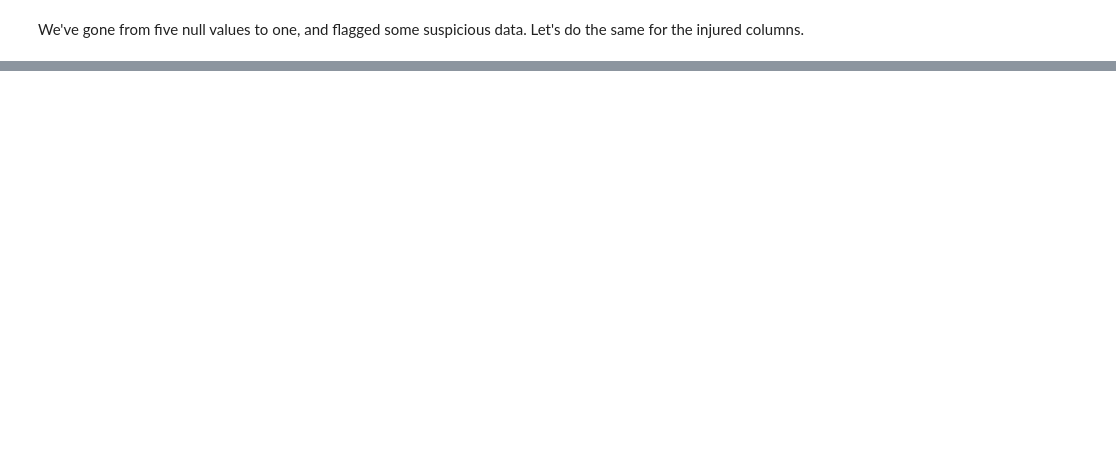
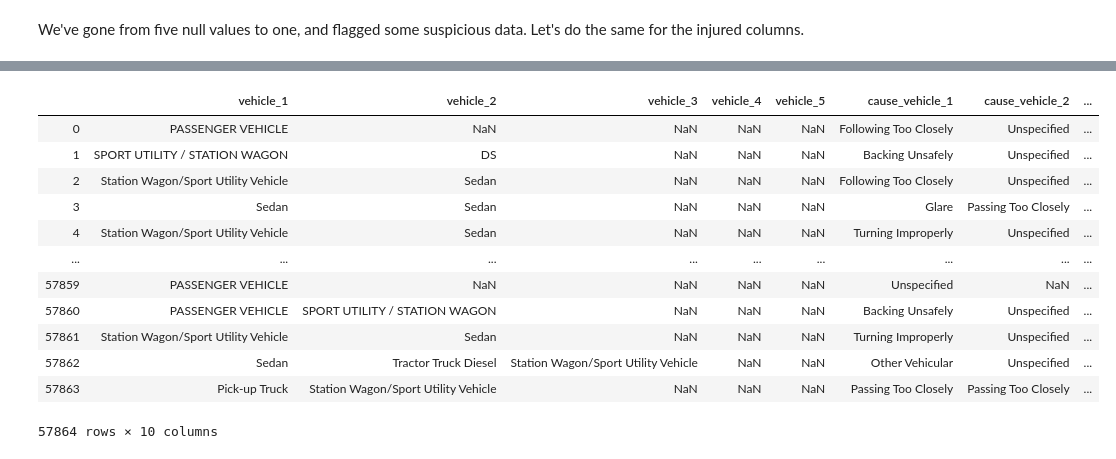
Before and after one commit to Clemo97/working-with-missing-data, a Jupyter notebook: working-with-missing-data.ipynb, the cells around one changed output, grey strips where cells are left out. Cells and saved outputs as stored; diff of their text form; code cells hidden in the pictures; blank space fills up the shorter version.

```diff
--- a/working-with-missing-data.ipynb
+++ b/working-with-missing-data.ipynb
@@ -344,0 +455,2 @@ injured['total_injured'] = injured['total_injured'].mask(injured['total_injured'
+# %%
+vehicle_cols = [col for col in mvc.columns if 'vehicle' in col]
@@ -344,0 +470,18 @@ injured['total_injured'] = injured['total_injured'].mask(injured['total_injured'
+# %%
+vehicle = mvc[vehicle_cols].copy()
+# %%
+vehicle
+# %% [output]
+|  | vehicle_1 | vehicle_2 | vehicle_3 | vehicle_4 | vehicle_5 | cause_vehicle_1 | cause_vehicle_2 | ... |
+| 0 | PASSENGER VEHICLE | NaN | NaN | NaN | NaN | Following Too Closely | Unspecified | ... |
+| 1 | SPORT UTILITY / STATION WAGON | DS | NaN | NaN | NaN | Backing Unsafely | Unspecified | ... |
+| 2 | Station Wagon/Sport Utility Vehicle | Sedan | NaN | NaN | NaN | Following Too Closely | Unspecified | ... |
+| 3 | Sedan | Sedan | NaN | NaN | NaN | Glare | Passing Too Closely | ... |
+| 4 | Station Wagon/Sport Utility Vehicle | Sedan | NaN | NaN | NaN | Turning Improperly | Unspecified | ... |
+| ... | ... | ... | ... | ... | ... | ... | ... | ... |
+| 57859 | PASSENGER VEHICLE | NaN | NaN | NaN | NaN | Unspecified | NaN | ... |
+| 57860 | PASSENGER VEHICLE | SPORT UTILITY / STATION WAGON | NaN | NaN | NaN | Backing Unsafely | Unspecified | ... |
+| 57861 | Station Wagon/Sport Utility Vehicle | Sedan | NaN | NaN | NaN | Turning Improperly | Unspecified | ... |
+| 57862 | Sedan | Tractor Truck Diesel | Station Wagon/Sport Utility Vehicle | NaN | NaN | Other Vehicular | Unspecified | ... |
+| 57863 | Pick-up Truck | Station Wagon/Sport Utility Vehicle | NaN | NaN | NaN | Passing Too Closely | Passing Too Closely | ... |
+57864 rows × 10 columns
```
Also changed, not shown: parts of 45 cells of this notebook, 3 other files.
